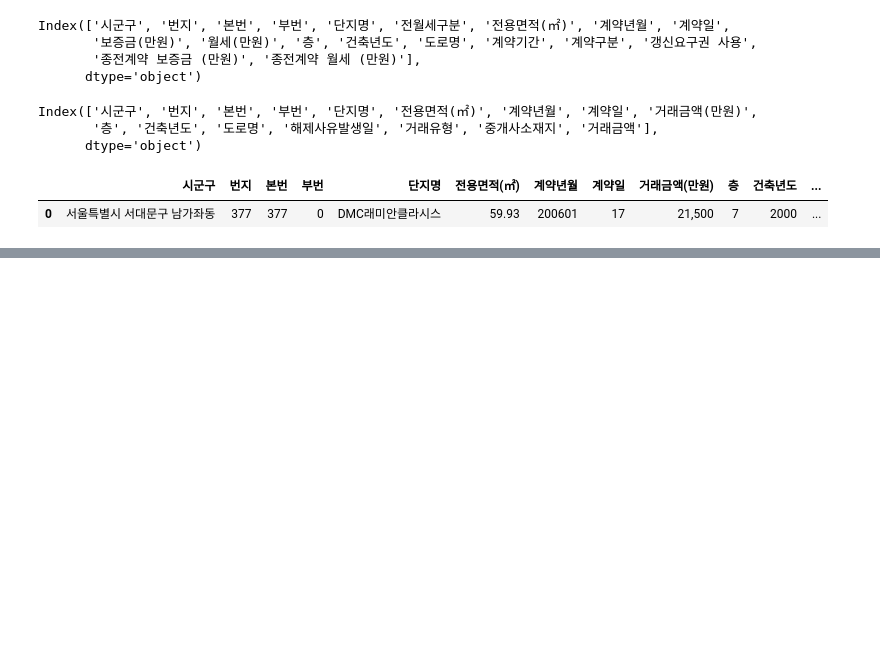
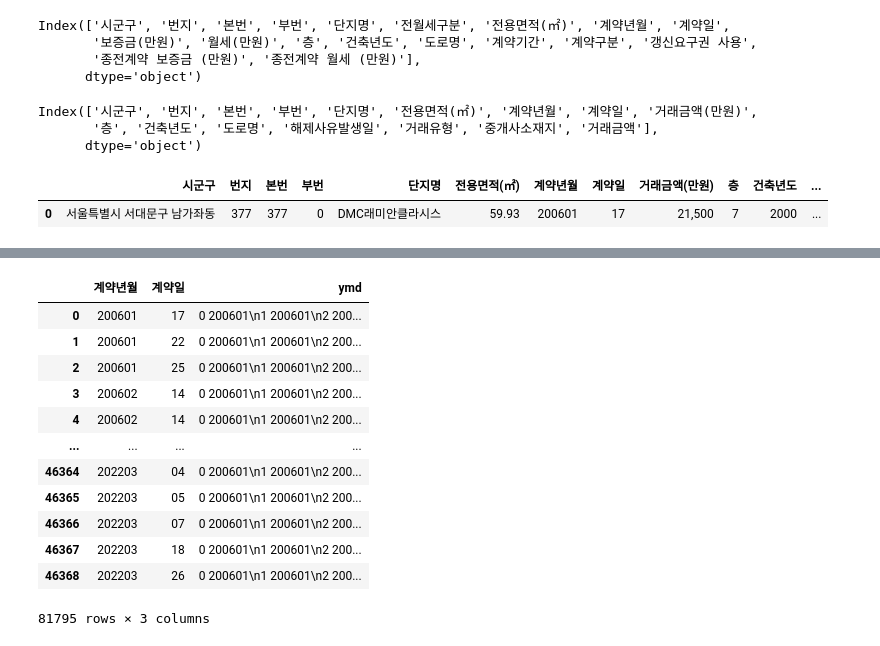
Before and after one commit to harryyang1982/data_tinkering, a Jupyter notebook: apt/apt_calculation.ipynb, the cells around one changed output, grey strips where cells are left out. Cells and saved outputs as stored; diff of their text form; code cells hidden in the pictures; blank space fills up the shorter version.

```diff
--- a/apt/apt_calculation.ipynb
+++ b/apt/apt_calculation.ipynb
@@ -40,0 +131,16 @@ apt_total.to_excel("apt_total.xlsx")
+# %%
+apt_total.loc[:, ["계약년월", "계약일", "ymd"]]
+# %% [output]
+|  | 계약년월 | 계약일 | ymd |
+| 0 | 200601 | 17 | 0 200601\n1 200601\n2 200... |
+| 1 | 200601 | 22 | 0 200601\n1 200601\n2 200... |
+| 2 | 200601 | 25 | 0 200601\n1 200601\n2 200... |
+| 3 | 200602 | 14 | 0 200601\n1 200601\n2 200... |
+| 4 | 200602 | 14 | 0 200601\n1 200601\n2 200... |
+| ... | ... | ... | ... |
+| 46364 | 202203 | 04 | 0 200601\n1 200601\n2 200... |
+| 46365 | 202203 | 05 | 0 200601\n1 200601\n2 200... |
+| 46366 | 202203 | 07 | 0 200601\n1 200601\n2 200... |
+| 46367 | 202203 | 18 | 0 200601\n1 200601\n2 200... |
+| 46368 | 202203 | 26 | 0 200601\n1 200601\n2 200... |
+81795 rows × 3 columns
```
Also changed, not shown: parts of 13 cells of this notebook, 1 other file.
